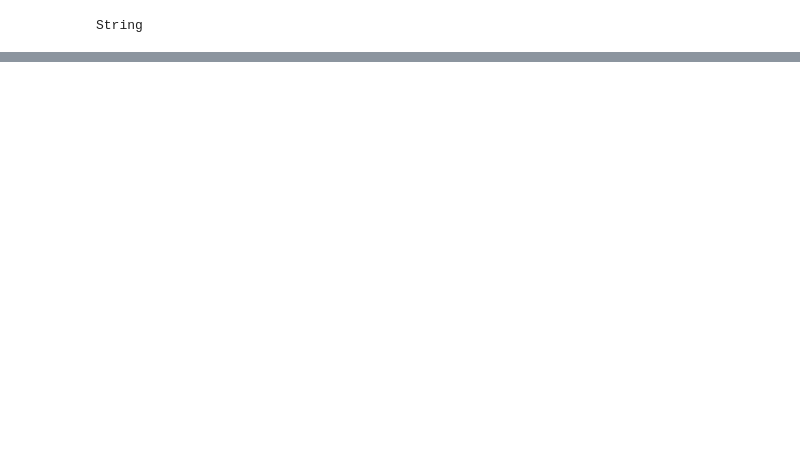
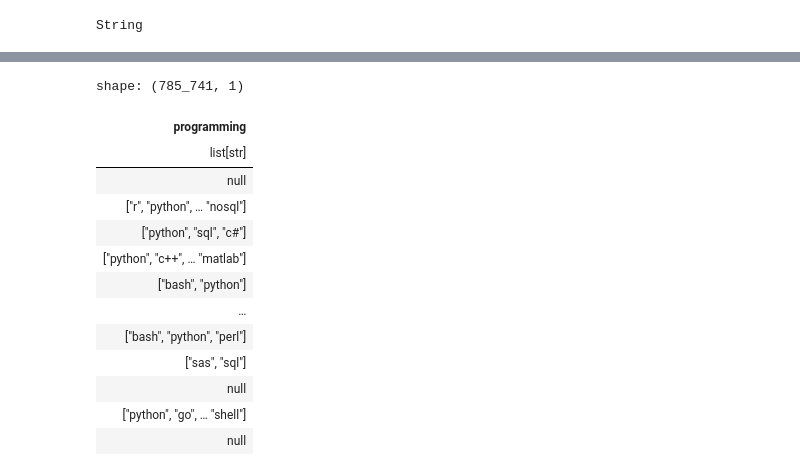
Before and after one commit to bdi593/textbook, a Jupyter notebook: content/data-job-postings/preprocessing.ipynb, the cells around one changed output, grey strips where cells are left out. Saved outputs shown, nothing was run; the diff lists cells and outputs as text; code cells hidden in the pictures; blank space fills up the shorter version.

```diff
--- a/content/data-job-postings/preprocessing.ipynb
+++ b/content/data-job-postings/preprocessing.ipynb
@@ -378,0 +461,15 @@ shape: (10, 1)
+# %%
+key_list = keys.get_column("keys").to_list()
+
+skills_struct_dtype = pl.Struct([pl.Field(k, pl.List(pl.Utf8)) for k in key_list])
+
+df = df.with_columns(
+    pl.when(pl.col("job_type_skills").is_not_null())
+    .then(
+        pl.col("job_type_skills")
+        .str.replace_all("'", '"')
+        .str.json_decode(dtype=skills_struct_dtype)
+    )
+    .otherwise(None)
+    .alias("job_type_skills")
+)
@@ -378,0 +503,17 @@ shape: (10, 1)
+# %%
+df.select(pl.col("job_type_skills").struct.field("programming"))
+# %% [output]
+shape: (785_741, 1)
+| programming |
+| list[str] |
+| null |
+| ["r", "python", … "nosql"] |
+| ["python", "sql", "c#"] |
+| ["python", "c++", … "matlab"] |
+| ["bash", "python"] |
+| … |
+| ["bash", "python", "perl"] |
+| ["sas", "sql"] |
+| null |
+| ["python", "go", … "shell"] |
+| null |
```
Also changed, not shown: parts of 22 cells of this notebook.
